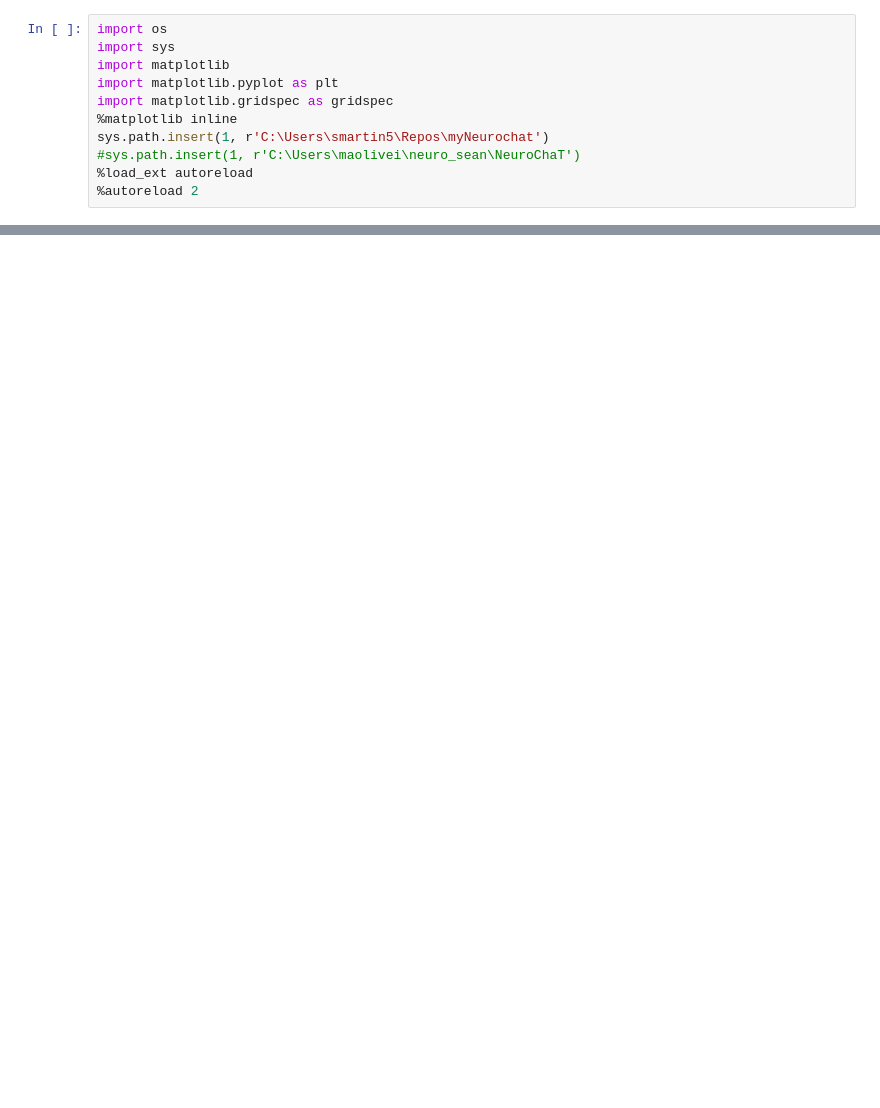
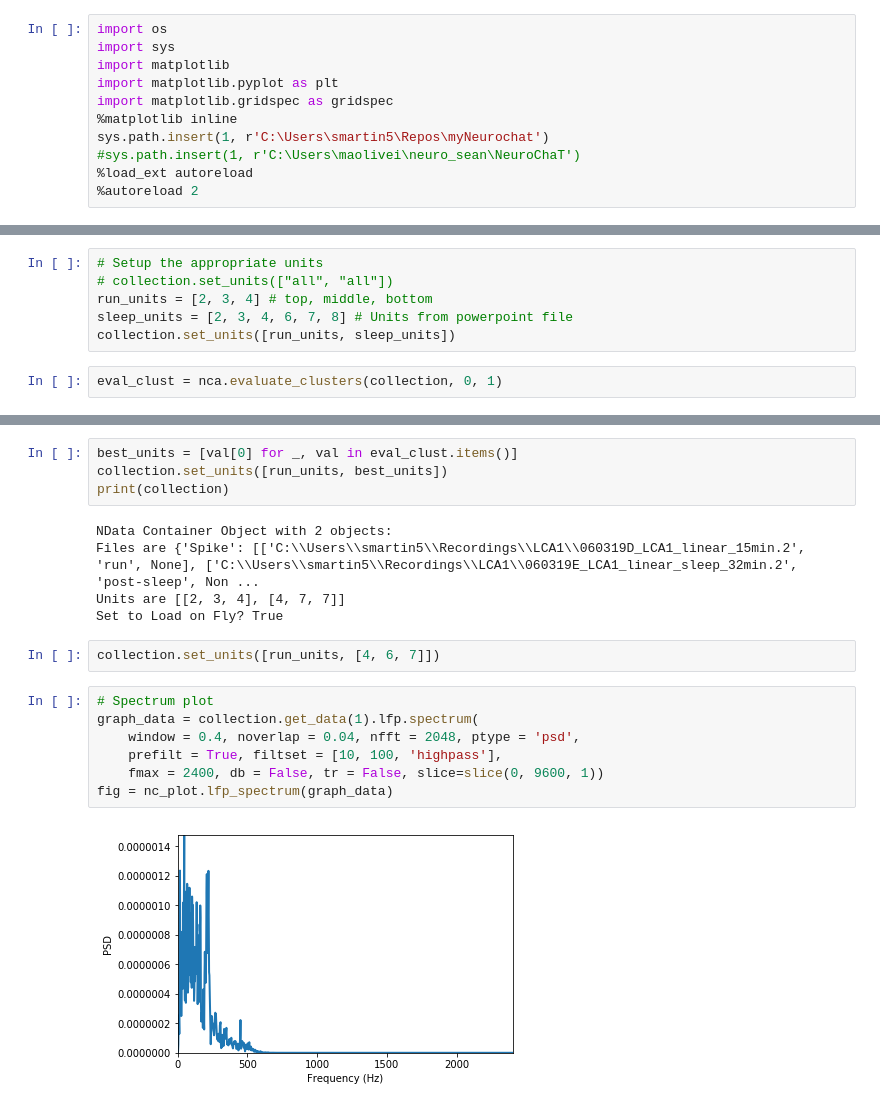
Before and after one commit to shanemomara/omaraneurolab, a Jupyter notebook: notebooks/ReplayAnalysis.ipynb, the cells around one changed output, grey strips where cells are left out. Saved outputs shown, nothing was run; the diff lists cells and outputs as text; blank space fills up the shorter version.

```diff
--- a/notebooks/ReplayAnalysis.ipynb
+++ b/notebooks/ReplayAnalysis.ipynb
@@ -72,0 +76,8 @@ fig = nc_plot.spike_position_raster(sub)
+# %%
+# Setup the appropriate units
+# collection.set_units(["all", "all"])
+run_units = [2, 3, 4] # top, middle, bottom
+sleep_units = [2, 3, 4, 6, 7, 8] # Units from powerpoint file
+collection.set_units([run_units, sleep_units])
+# %%
+eval_clust = nca.evaluate_clusters(collection, 0, 1)
@@ -72,0 +103,20 @@ fig = nc_plot.spike_position_raster(sub)
+# %%
+best_units = [val[0] for _, val in eval_clust.items()]
+collection.set_units([run_units, best_units])
+print(collection)
+# %% [output]
+NData Container Object with 2 objects:
+Files are {'Spike': [['C:\\Users\\smartin5\\Recordings\\LCA1\\060319D_LCA1_linear_15min.2', 'run', None], ['C:\\Users\\smartin5\\Recordings\\LCA1\\060319E_LCA1_linear_sleep_32min.2', 'post-sleep', Non ...
+Units are [[2, 3, 4], [4, 7, 7]]
+Set to Load on Fly? True
+# %%
+collection.set_units([run_units, [4, 6, 7]])
+# %%
+# Spectrum plot
+graph_data = collection.get_data(1).lfp.spectrum(
+    window = 0.4, noverlap = 0.04, nfft = 2048, ptype = 'psd',
+    prefilt = True, filtset = [10, 100, 'highpass'],
+    fmax = 2400, db = False, tr = False, slice=slice(0, 9600, 1))
+fig = nc_plot.lfp_spectrum(graph_data)
+# %% [output]
+[figure, added]
```
Also changed, not shown: parts of 23 cells of this notebook.
